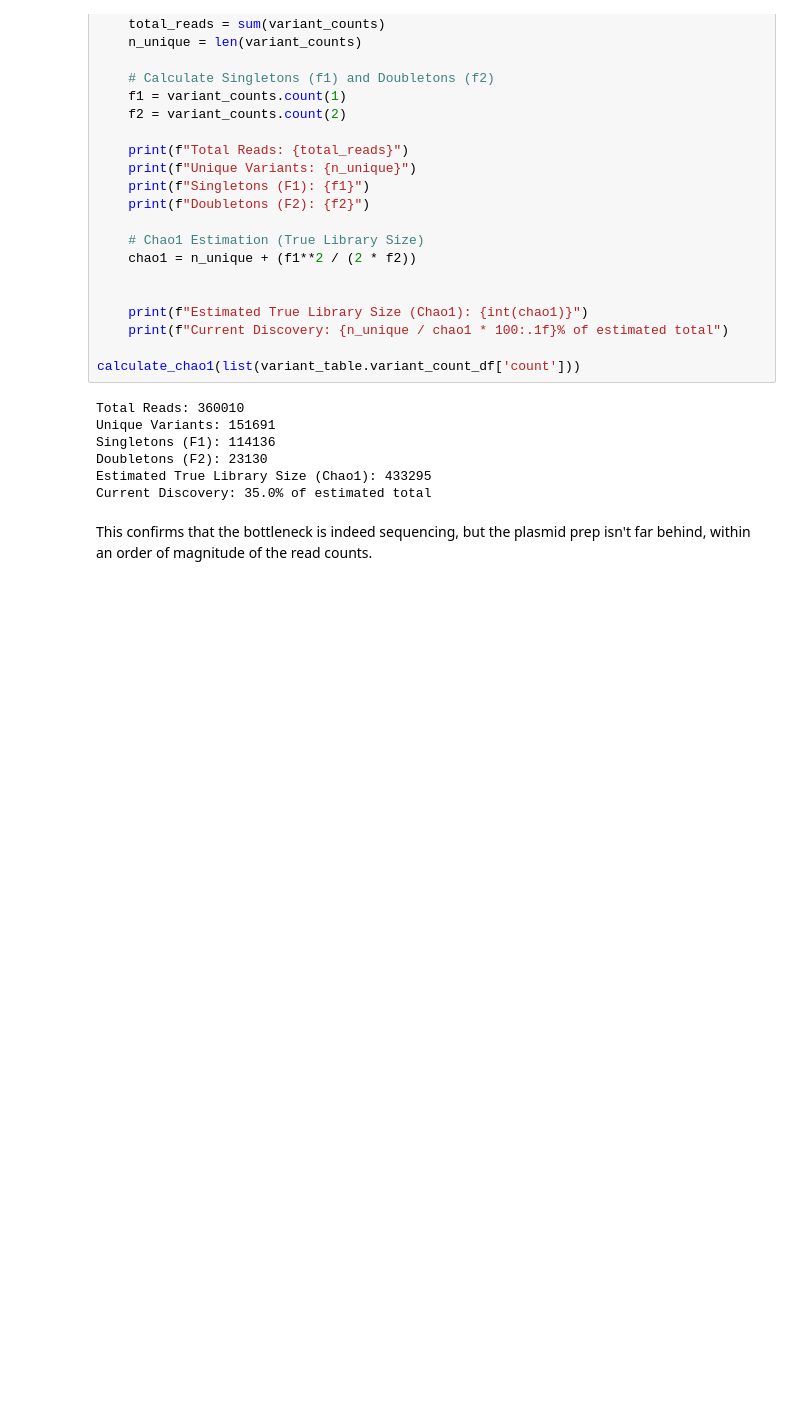
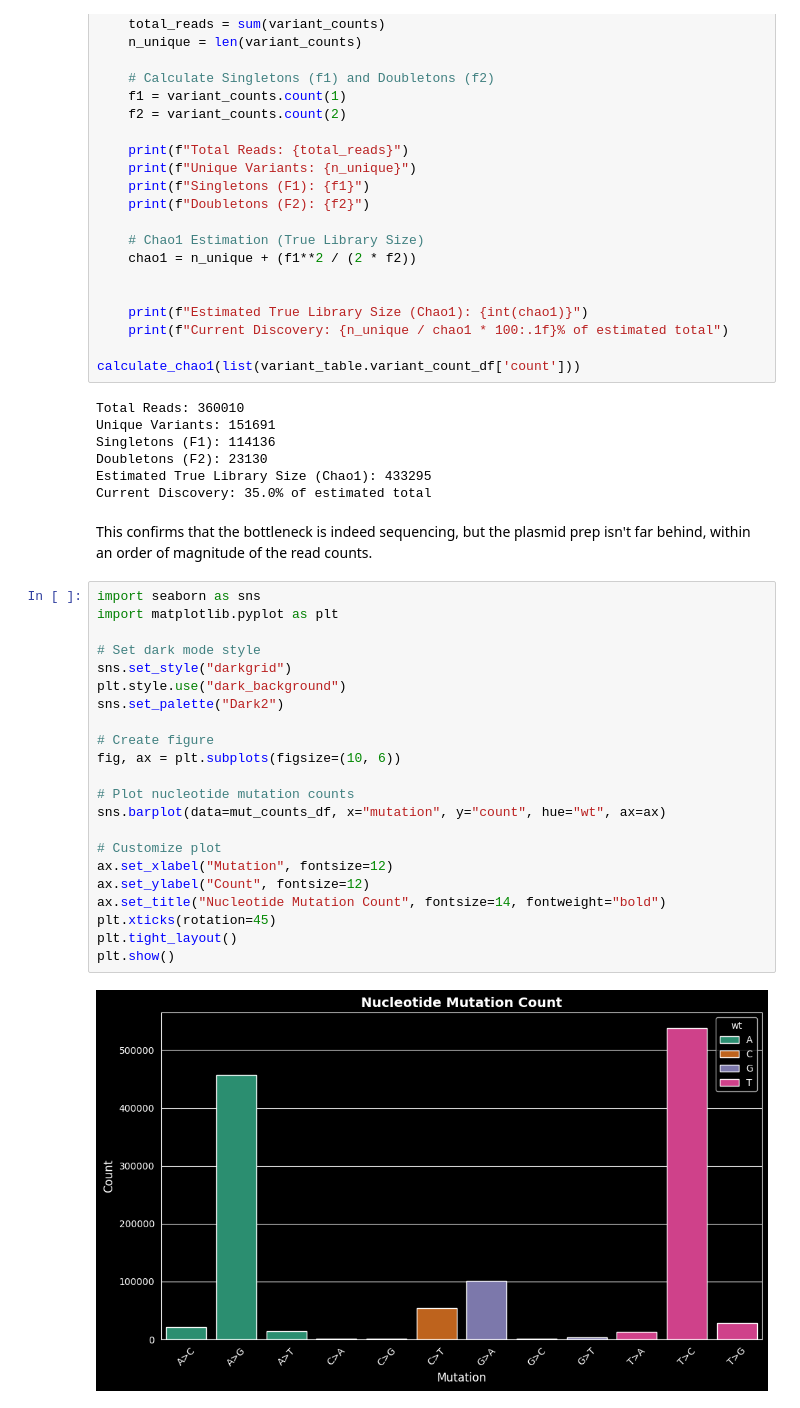
Before and after one commit to odgarrett/simulating-variant-effect-screens, a Jupyter notebook: library_analysis.ipynb, the cells around one changed output. Saved outputs shown, nothing was run; the diff lists cells and outputs as text; blank space fills up the shorter version.

Commit message:
Add figures for lab meeting

```diff
--- a/library_analysis.ipynb
+++ b/library_analysis.ipynb
@@ -248,3 +248,27 @@ Estimated True Library Size (Chao1): 433295
 Current Discovery: 35.0% of estimated total
 # %% [markdown]
 This confirms that the bottleneck is indeed sequencing, but the plasmid prep isn't far behind, within an order of magnitude of the read counts.
+# %%
+import seaborn as sns
+import matplotlib.pyplot as plt
+
+# Set dark mode style
+sns.set_style("darkgrid")
+plt.style.use("dark_background")
+sns.set_palette("Dark2")
+
+# Create figure
+fig, ax = plt.subplots(figsize=(10, 6))
+
+# Plot nucleotide mutation counts
+sns.barplot(data=mut_counts_df, x="mutation", y="count", hue="wt", ax=ax)
+
+# Customize plot
+ax.set_xlabel("Mutation", fontsize=12)
+ax.set_ylabel("Count", fontsize=12)
+ax.set_title("Nucleotide Mutation Count", fontsize=14, fontweight="bold")
+plt.xticks(rotation=45)
+plt.tight_layout()
+plt.show()
+# %% [output]
+[figure, added]
```
Also changed, not shown: parts of 2 cells of this notebook, 1 other file.
